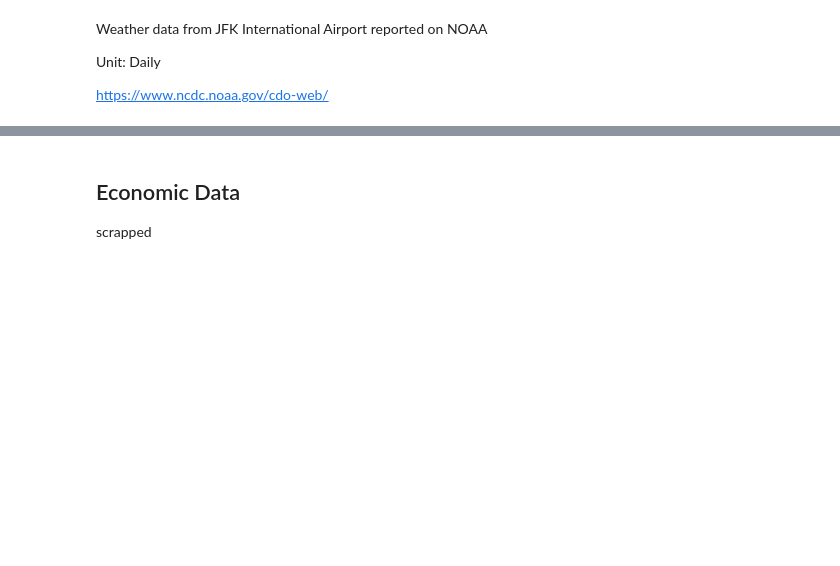
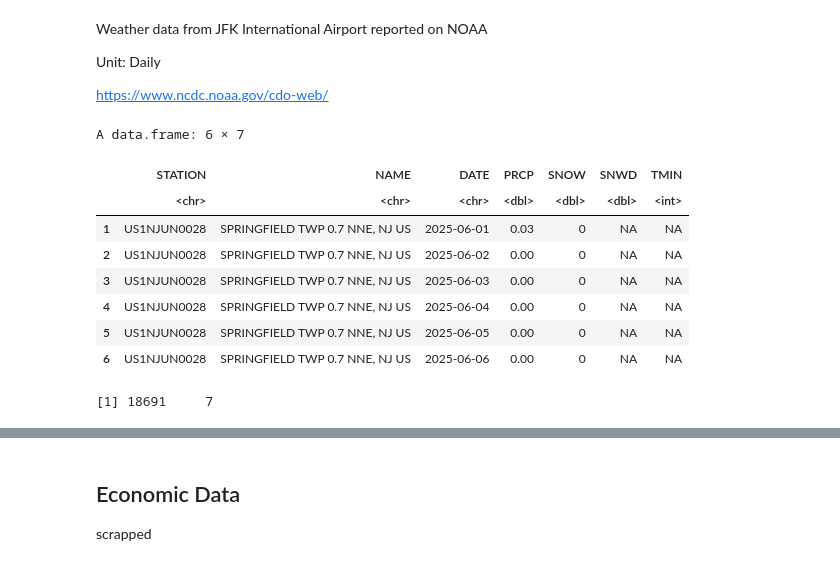
Before and after one commit to lily-harper/statsproject, a Jupyter notebook: notebooks/1_data.ipynb, the cells around one changed output, grey strips where cells are left out. Saved outputs shown, nothing was run; the diff lists cells and outputs as text; code cells hidden in the pictures; blank space fills up the shorter version.

```diff
--- a/notebooks/1_data.ipynb
+++ b/notebooks/1_data.ipynb
@@ -388,6 +388,23 @@ Weather data from JFK International Airport reported on NOAA
 Unit: Daily
 
 https://www.ncdc.noaa.gov/cdo-web/
+# %%
+weather_df <- read.csv("data/supplemental/weather.csv")
+
+head(weather_df)
+
+dim(weather_df)
+# %% [output]
+A data.frame: 6 × 7
+|  | STATION | NAME | DATE | PRCP | SNOW | SNWD | TMIN |
+|  | <chr> | <chr> | <chr> | <dbl> | <dbl> | <dbl> | <int> |
+| 1 | US1NJUN0028 | SPRINGFIELD TWP 0.7 NNE, NJ US | 2025-06-01 | 0.03 | 0 | NA | NA |
+| 2 | US1NJUN0028 | SPRINGFIELD TWP 0.7 NNE, NJ US | 2025-06-02 | 0.00 | 0 | NA | NA |
+| 3 | US1NJUN0028 | SPRINGFIELD TWP 0.7 NNE, NJ US | 2025-06-03 | 0.00 | 0 | NA | NA |
+| 4 | US1NJUN0028 | SPRINGFIELD TWP 0.7 NNE, NJ US | 2025-06-04 | 0.00 | 0 | NA | NA |
+| 5 | US1NJUN0028 | SPRINGFIELD TWP 0.7 NNE, NJ US | 2025-06-05 | 0.00 | 0 | NA | NA |
+| 6 | US1NJUN0028 | SPRINGFIELD TWP 0.7 NNE, NJ US | 2025-06-06 | 0.00 | 0 | NA | NA |
+[1] 18691     7
 # %%
 weather_df <- read.csv("data/supplemental/weather.csv")
 
```
Also changed, not shown: parts of 3 cells of this notebook, 12 other files.
